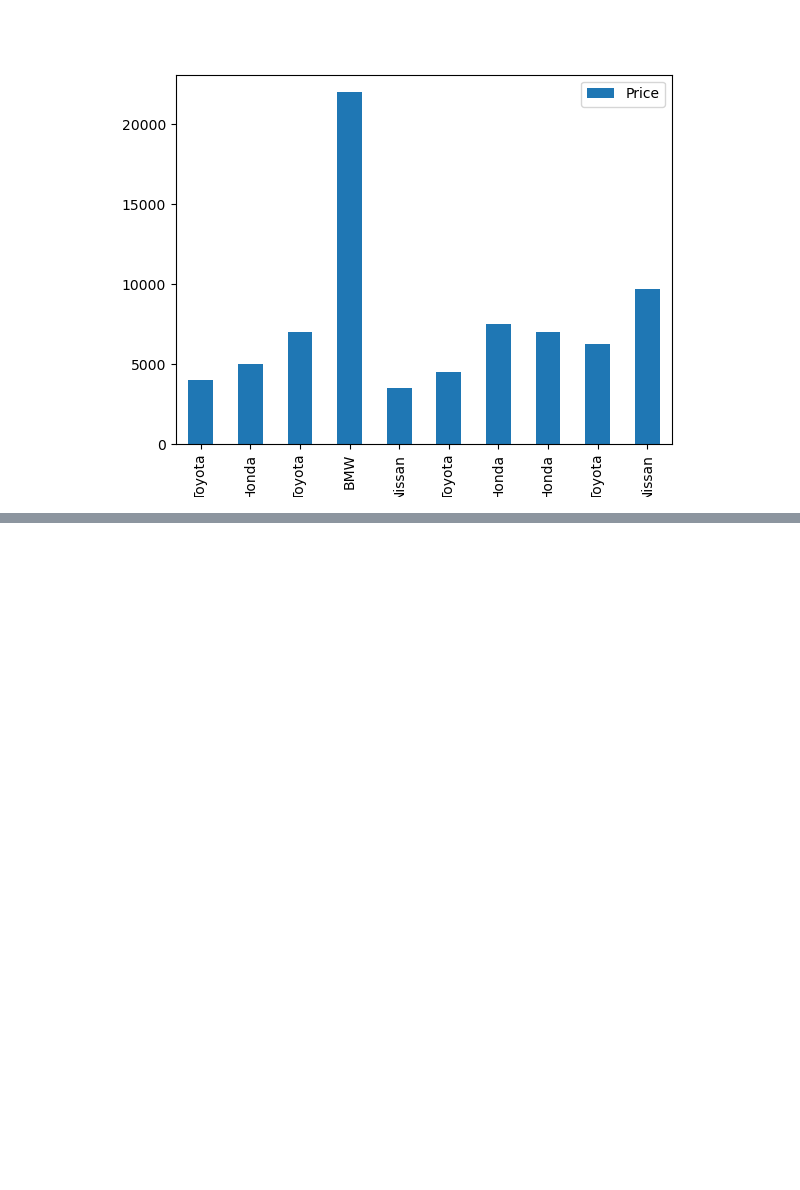
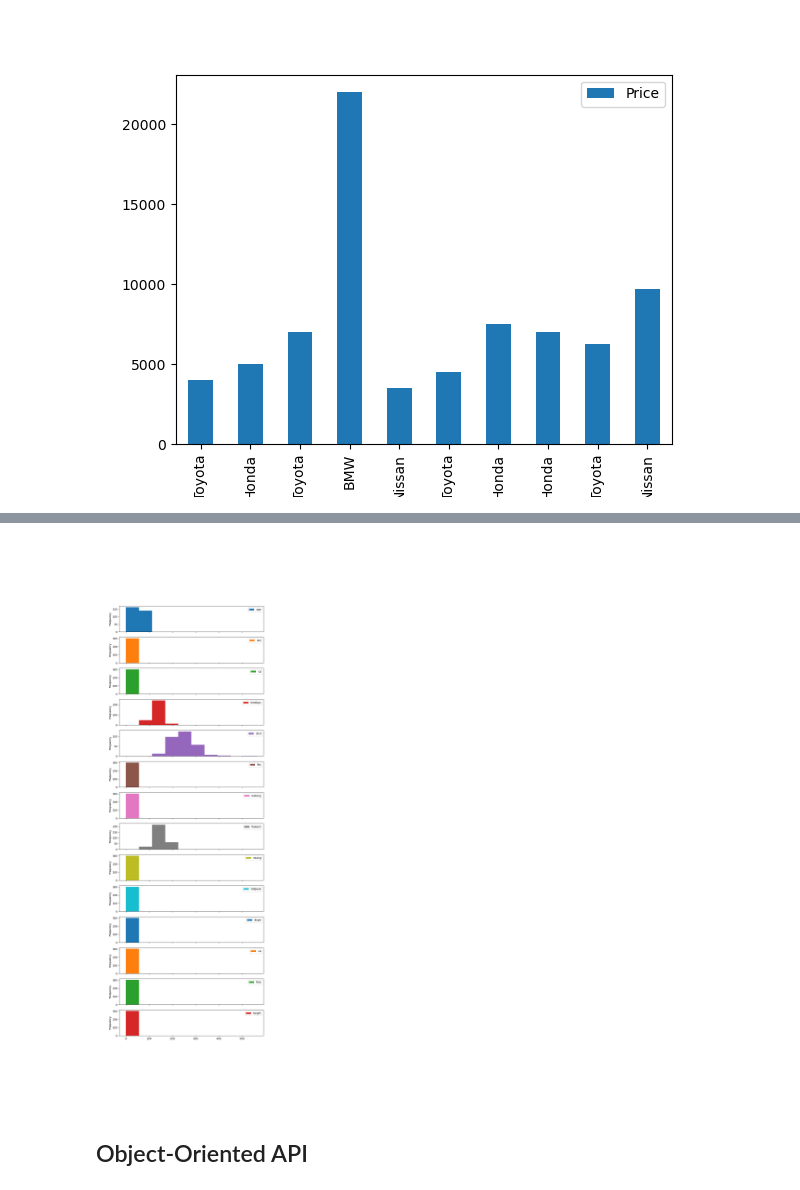
Before and after one commit to Alfablos/machine-learning-lab, a Jupyter notebook: 03_matplotlib/python/matplotlib.ipynb, the cells around one changed output, grey strips where cells are left out. Drawn from its saved outputs; the diff is of its cells as text; code cells hidden in the pictures; blank space fills up the shorter version.

```diff
--- a/03_matplotlib/python/matplotlib.ipynb
+++ b/03_matplotlib/python/matplotlib.ipynb
@@ -134,0 +135,6 @@ sales.plot(x='Make', y='Price', kind='bar');
+# %%
+hd.plot.hist(subplots=True, figsize=(10, 30));       # Dreadful visualization! The Pyploy method is great for quick visualizations
+# %% [output]
+[figure, added]
+# %% [markdown]
+## Object-Oriented API
```
Also changed, not shown: parts of 17 cells of this notebook, 1 other file.
